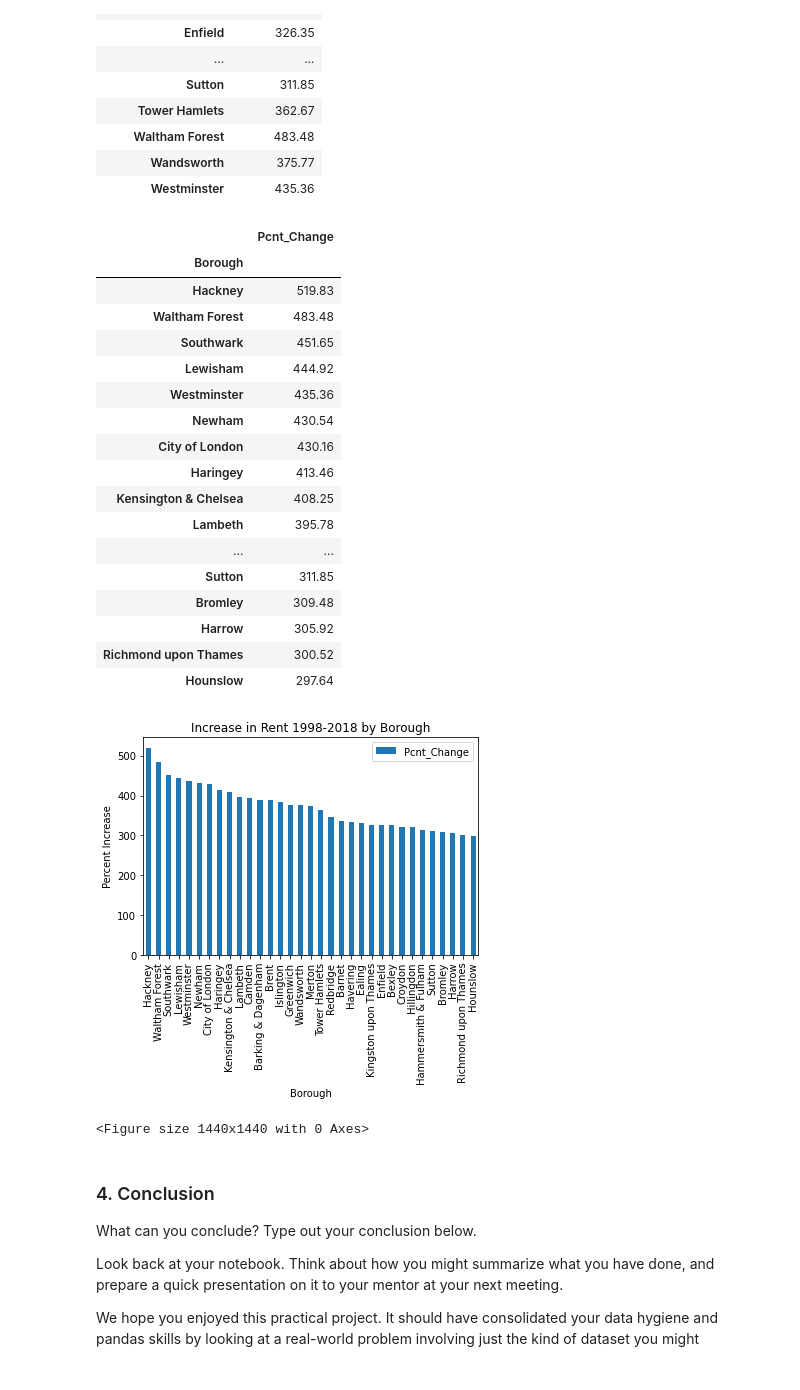
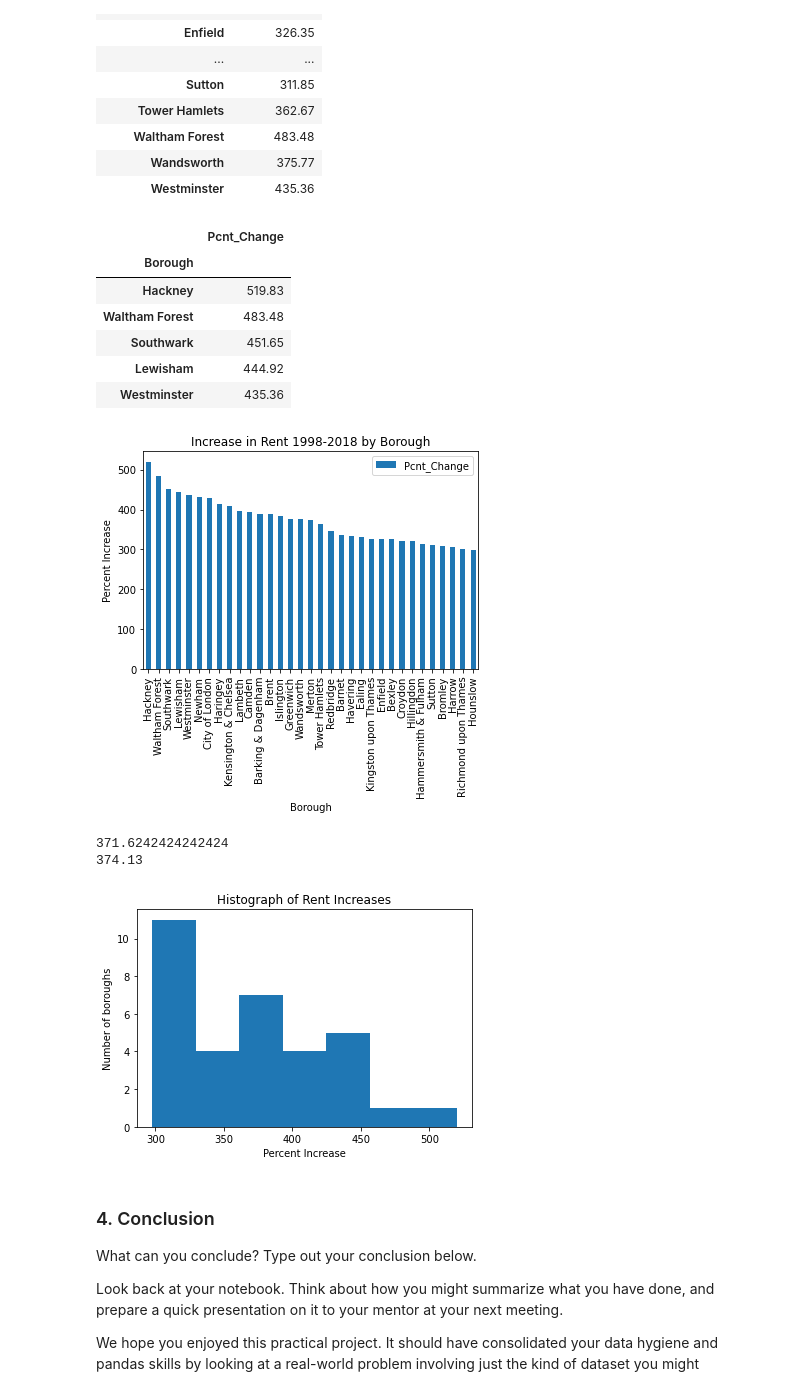
Before and after one commit to allankapoor/springboard, a Jupyter notebook: Unit 4 Challenge - Tier 3.ipynb, the cells around one changed output. Drawn from its saved outputs; the diff is of its cells as text; code cells hidden in the pictures.

Commit message:
cleaned up, added statistics

```diff
--- a/Unit 4 Challenge - Tier 3.ipynb
+++ b/Unit 4 Challenge - Tier 3.ipynb
@@ -475,37 +447,42 @@ borough_rent_change
 # %%
 #sort output table by rent increase
 borough_rent_change = borough_rent_change.sort_values('Pcnt_Change',ascending=False)
-borough_rent_change
+borough_rent_change.head()
 # %% [output]
 |  | Pcnt_Change |
 | Borough |  |
 | Hackney | 519.83 |
 | Waltham Forest | 483.48 |
 | Southwark | 451.65 |
 | Lewisham | 444.92 |
 | Westminster | 435.36 |
-| Newham | 430.54 |
-| City of London | 430.16 |
-| Haringey | 413.46 |
-| Kensington & Chelsea | 408.25 |
-| Lambeth | 395.78 |
-| ... | ... |
-| Sutton | 311.85 |
-| Bromley | 309.48 |
-| Harrow | 305.92 |
-| Richmond upon Thames | 300.52 |
-| Hounslow | 297.64 |
 # %%
 #plot bar graph of rent increases
 borough_rent_change.plot.bar()
 plt.xlabel('Borough')
 plt.ylabel('Percent Increase')
 plt.title('Increase in Rent 1998-2018 by Borough')
-plt.figure(figsize=(20,20))
+plt.savefig('average_rents.png')
 plt.show()
 # %% [output]
 [figure]
-<Figure size 1440x1440 with 0 Axes>
+# %%
+#getting some summary statistics across the boroughs
+
+print(borough_rent_change['Pcnt_Change'].mean())
+print(borough_rent_change['Pcnt_Change'].median())
+# %% [output]
+371.6242424242424
+374.13
+# %%
+histogram = plt.hist(borough_rent_change['Pcnt_Change'], bins=7)
+plt.xlabel('Percent Increase')
+plt.ylabel('Number of boroughs')
+plt.title('Histograph of Rent Increases')
+plt.savefig('average_rents_hist.png')
+plt.show()
+# %% [output]
+[figure, added]
 # %% [markdown]
 ### 4. Conclusion
 What can you conclude? Type out your conclusion below.
```
Also changed, not shown: parts of 4 cells of this notebook.
